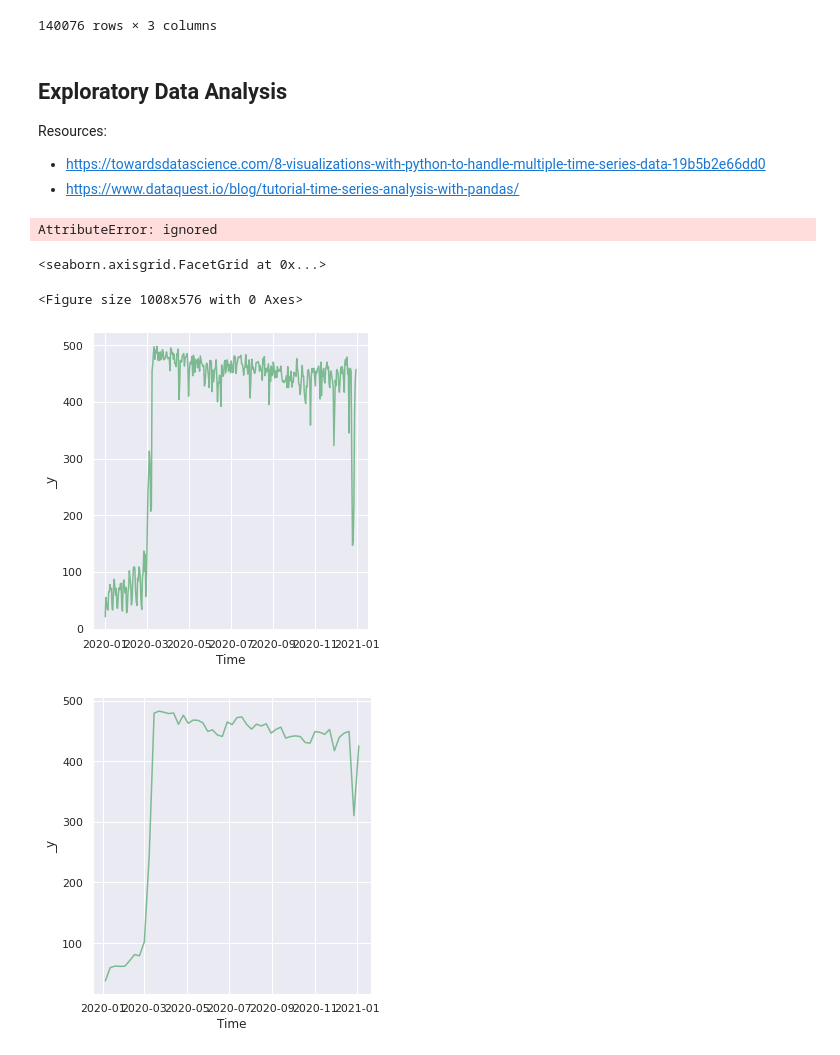
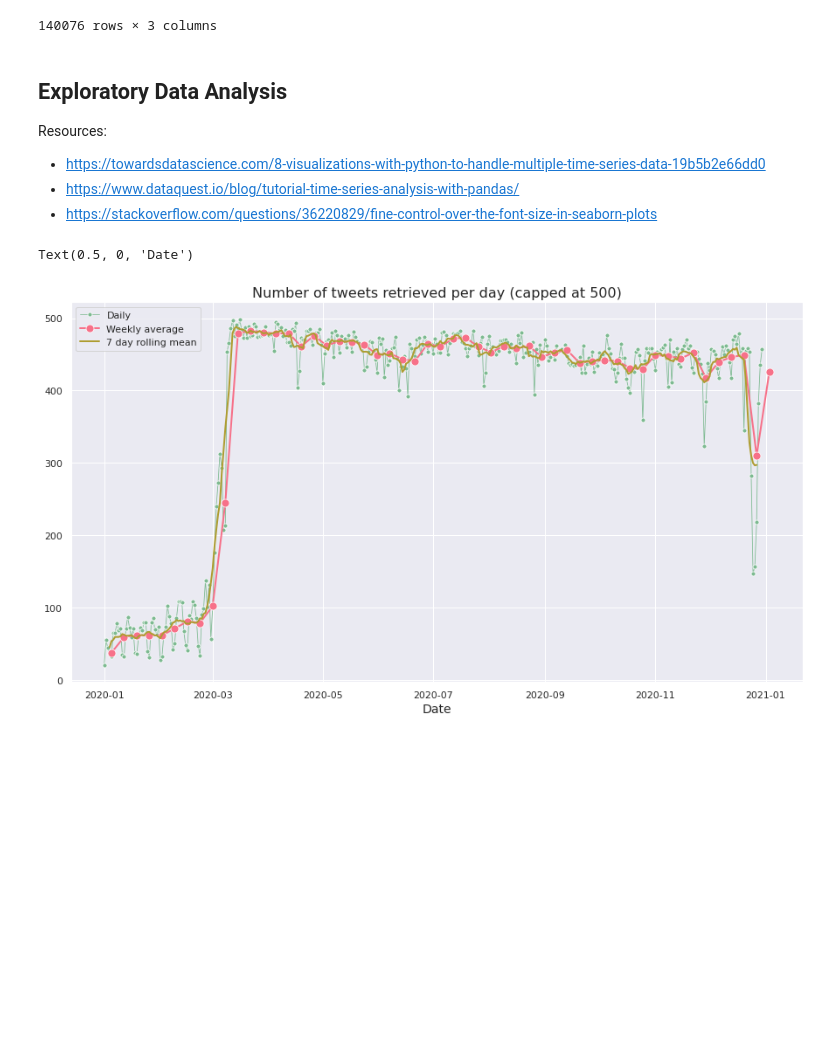
Before and after one commit to andreoniriccardo/twitter-sentiment-analysis, a Jupyter notebook: Distance Learning Twitter Sentiment Analysis w snscrape.ipynb, the cells around one changed output. Cells and saved outputs as stored; diff of their text form; code cells hidden in the pictures; blank space fills up the shorter version.

```diff
--- a/Distance Learning Twitter Sentiment Analysis w snscrape.ipynb
+++ b/Distance Learning Twitter Sentiment Analysis w snscrape.ipynb
@@ -191,26 +195,23 @@ df_cleaned
 Resources:
 - https://towardsdatascience.com/8-visualizations-with-python-to-handle-multiple-time-series-data-19b5b2e66dd0
 - https://www.dataquest.io/blog/tutorial-time-series-analysis-with-pandas/
+- https://stackoverflow.com/questions/36220829/fine-control-over-the-font-size-in-seaborn-plots
 # %%
 tweets_per_day = df_cleaned.groupby([df_cleaned['Time'].dt.date]).size()
 tweets_per_day = tweets_per_day.reindex(pd.DatetimeIndex(tweets_per_day.index))
 # %%
 weekly_mean = tweets_per_day.resample('W').mean()
+rolling_7d_mean = tweets_per_day.rolling(7, center=True).mean()
-# %%
-# concatenate the dataframes
-concatenated = pd.concat([tweets_per_day.assign(dataset='set1'), weekly_mean.assign(dataset='set2')])
-# %% [output]
-AttributeError: ignored
-# %%
-#sns.set_style('darkgrid')
-#sns.set_style('darkgrid')
-#fig, ax = plt.subplots()
-#sns.set_palette('crest')
-plt.figure()
-sns.relplot(data=tweets_per_day, kind='line')
-sns.relplot(data=weekly_mean, kind='line')
-# %% [output]
-<seaborn.axisgrid.FacetGrid at 0x...>
-<Figure size 1008x576 with 0 Axes>
-[figure, removed]
-[figure, removed]
+# %%
+sns.set(rc = {'figure.figsize':(15,8)})
+sns.set_style('darkgrid')
+palette = iter(sns.husl_palette(5))
+sns.set_palette('crest')
+g = sns.lineplot(data=tweets_per_day, linewidth=0.8, marker='o', markersize=5, legend='brief', label='Daily')
+g = sns.lineplot(data=weekly_mean, color=next(palette), linewidth=2, legend='brief', label='Weekly average', marker='o', markersize=9)
+g = sns.lineplot(data=rolling_7d_mean, color=next(palette), linewidth=2, legend='brief', label='7 day rolling mean', markersize=8)
+g.axes.set_title(f'Number of tweets retrieved per day (capped at {n_of_tweets})',fontsize=16)
+g.set_xlabel("Date",fontsize=14)
+# %% [output]
+Text(0.5, 0, 'Date')
+[figure, added]
```
Also changed, not shown: parts of 4 cells of this notebook.
